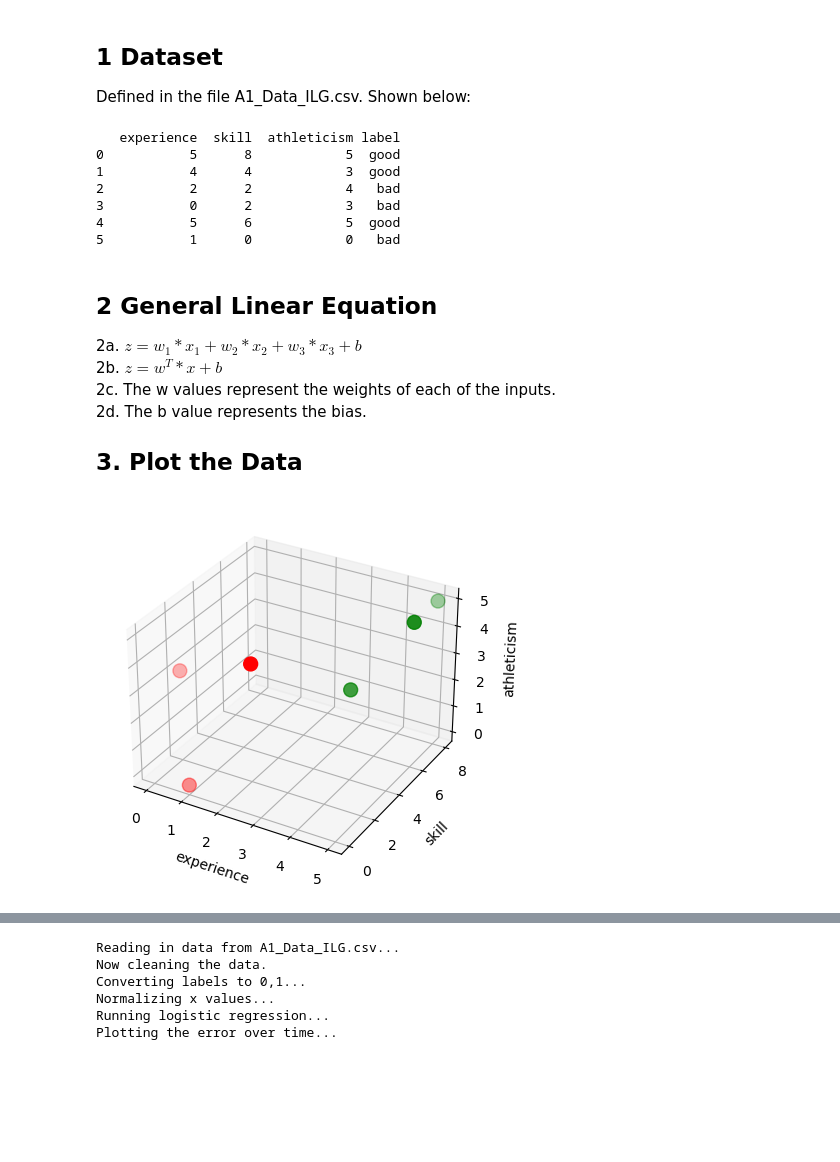
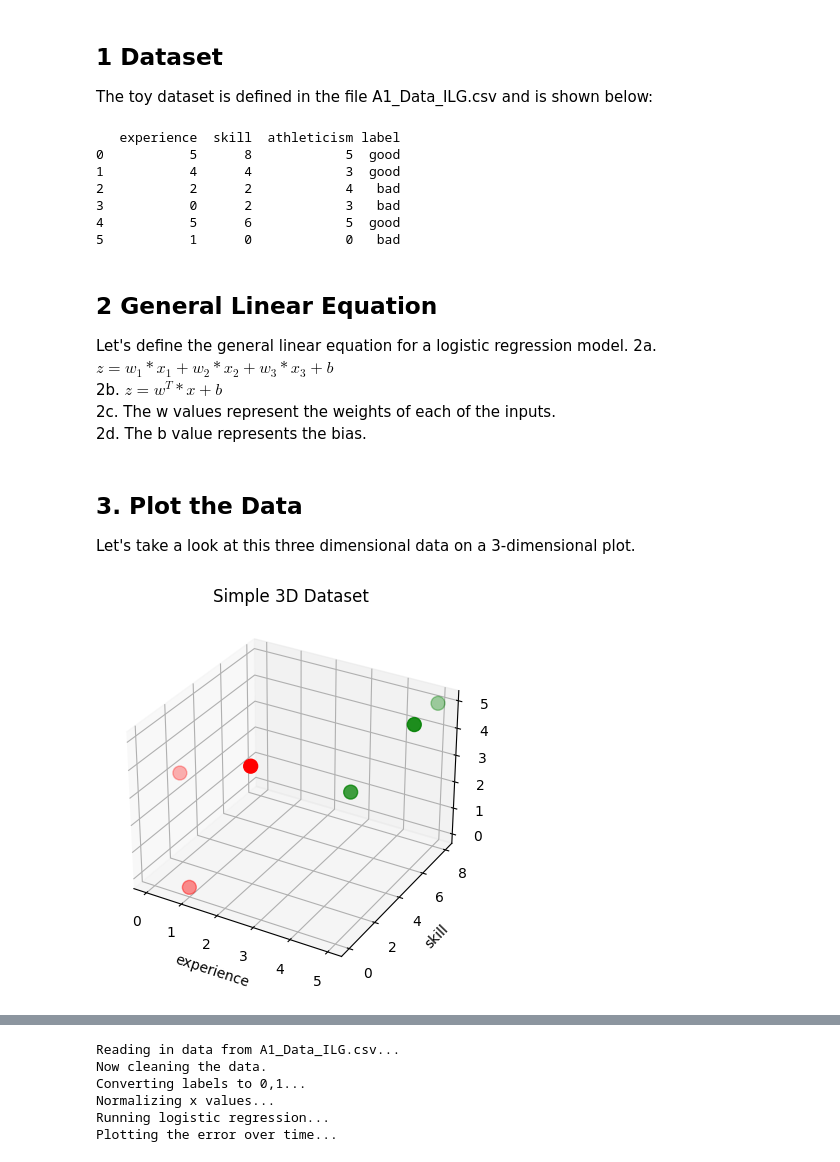
Before and after one commit to isaiahlg/csci5922, a Jupyter notebook: mod1/mod1.ipynb, the cells around one changed output, grey strips where cells are left out. Saved outputs shown, nothing was run; the diff lists cells and outputs as text; code cells hidden in the pictures; blank space fills up the shorter version.

```diff
--- a/mod1/mod1.ipynb
+++ b/mod1/mod1.ipynb
@@ -3,6 +5,6 @@
 # %% [markdown]
 ## 1 Dataset
-Defined in the file A1_Data_ILG.csv. Shown below:
+The toy dataset is defined in the file A1_Data_ILG.csv and is shown below:
 # %%
 import pandas as pd
 
@@ -19,43 +21,48 @@ print(df)
 # %% [markdown]
 
 ## 2 General Linear Equation
+Let's define the general linear equation for a logistic regression model.
 2a. $z = w_1 * x_1 + w_2 * x_2 + w_3 * x_3 + b$
 2b. $z = w^T * x + b$
 2c. The w values represent the weights of each of the inputs.
 2d. The b value represents the bias.
-
-## 3. Plot the Data
+# %% [markdown]
+
+## 3. Plot the Data
+Let's take a look at this three dimensional data on a 3-dimensional plot.
 # %%
 # plot the data in A1_Data_ILG.csv
 
 import pandas as pd
 import matplotlib.pyplot as plt
 
 # read the data
 df = pd.read_csv('A1_Data_ILG.csv')
 
 fig = plt.figure()
 ax = plt.axes(projection='3d')
 
 x1 = df['experience']
 x2 = df['skill']
 x3 = df['athleticism']
 y = df['label']
 
 # convert good to green and bad to red for the labels
 y = y.replace('good', 'green')
 y = y.replace('bad', 'red')
 
 # plot the data with different colors for each label
 ax.scatter3D(x1, x2, x3, s=100, c=y)
 
 # add labels
 ax.set_xlabel('experience')
 ax.set_ylabel('skill')
 ax.set_zlabel('athleticism')
+ax.set_title('Simple 3D Dataset')
 
+# show the plot
 plt.show()
 # %% [output]
-[figure, old version]
+[figure, new version]
 # %% [markdown]
 ## 4. Visual Grouping
```
Also changed, not shown: parts of 14 cells of this notebook, 2 other files.
